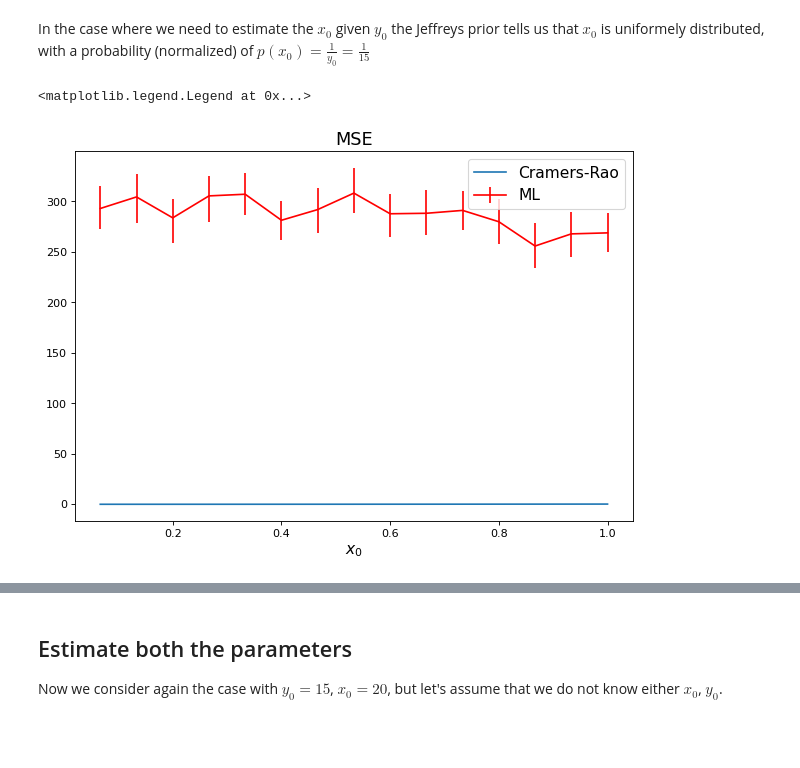
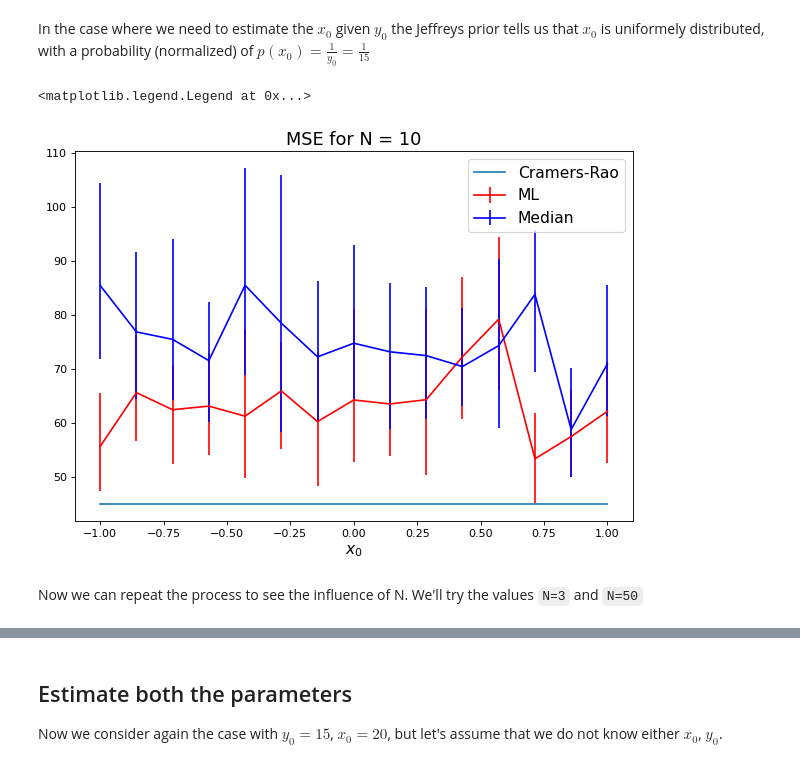
Before and after one commit to filippoquadri/FundamentalLearningEPFL, a Jupyter notebook: TP2/lighthouse_filippo_quadri.ipynb, the cells around one changed output, grey strips where cells are left out. Drawn from its saved outputs; the diff is of its cells as text; code cells hidden in the pictures; blank space fills up the shorter version.

```diff
--- a/TP2/lighthouse_filippo_quadri.ipynb
+++ b/TP2/lighthouse_filippo_quadri.ipynb
@@ -529,3 +536,3 @@ def MED_x0(x0):
 # %%
-x0_ML= np.array([ minimizer_x0(jeffpost,x0) for x0 in tab_x0])
-x0_MED= np.array([ MED_x0(x0) for x0 in tab_x0])
+x0_ML = np.array([minimizer_x0(loglh, x0) for x0 in tab_x0])
+x0_median = np.array([median_x0(x0) for x0 in tab_x0])
@@ -556,28 +540,41 @@ def median_est(x0_est, x0):
 MSE_ML_10 = np.zeros(N_est)
 CI_min_ML_10 = np.zeros(N_est)
 CI_max_ML_10 = np.zeros(N_est)
-MSE_MED_10 = np.zeros(N_est)
-CI_min_MED_10 = np.zeros(N_est)
-CI_max_MED_10 = np.zeros(N_est)
+
+MSE_median_10 = np.zeros(N_est)
+CI_min_median_10 = np.zeros(N_est)
+CI_max_median_10 = np.zeros(N_est)
 
 for j,x0 in enumerate(tab_x0):
   MSE, CI_min, CI_max = MSE_est(x0_ML[j], x0)
   MSE_ML_10[j] = MSE
   CI_min_ML_10[j] = CI_min
   CI_max_ML_10[j] = CI_max
-  CI_min, CI_max = median_est(x0_MED[j], x0)
-  MSE_MED_10[j] = x0
-  CI_min_MED_10[j] = CI_min
-  CI_max_MED_10[j] = CI_max
+
+  MSE, CI_min, CI_max = MSE_est(x0_median[j], x0)
+  MSE_median_10[j] = MSE
+  CI_min_median_10[j] = CI_min
+  CI_max_median_10[j] = CI_max
 # %%
 fig = plt.figure(figsize=(9, 6), dpi=80)
 
-plt.title('MSE', fontsize=16)
-plt.xlabel('$x_0$', fontsize=14)
-# plt.errorbar(tab_x0,MSE_MED_10,yerr=[MSE_MED_10-CI_min_MED_10, CI_max_MED_10-MSE_MED_10],marker="",color='g', label='Median')
-plt.errorbar(tab_x0,MSE_ML_10,yerr=[MSE_ML_10-CI_min_ML_10, CI_max_ML_10-MSE_ML_10],marker="",color='r', label='ML')
-plt.plot(tab_x0, 2*tab_x0*tab_x0/N, label='Cramers-Rao')
+plt.title("MSE for N = 10", fontsize=16)
+plt.xlabel("$x_0$", fontsize=14)
+plt.errorbar(
+    tab_x0, MSE_ML_10, yerr=[MSE_ML_10 - CI_min_ML_10, CI_max_ML_10 - MSE_ML_10], marker="", color="r", label="ML"
+)
+plt.errorbar(
+    tab_x0,
+    MSE_median_10,
+    yerr=[MSE_median_10 - CI_min_median_10, CI_max_median_10 - MSE_median_10],
+    marker="",
+    color="b",
+    label="Median",
+)
+plt.plot(tab_x0, np.full(len(tab_x0), 2 * y0_true * y0_true / N), label="Cramers-Rao")
 plt.legend(fontsize=14)
 # %% [output]
 <matplotlib.legend.Legend at 0x...>
-[figure, old version]
+[figure, new version]
+# %% [markdown]
+Now we can repeat the process to see the influence of N. We'll try the values `N=3` and `N=50`
```
Also changed, not shown: parts of 12 cells of this notebook.
